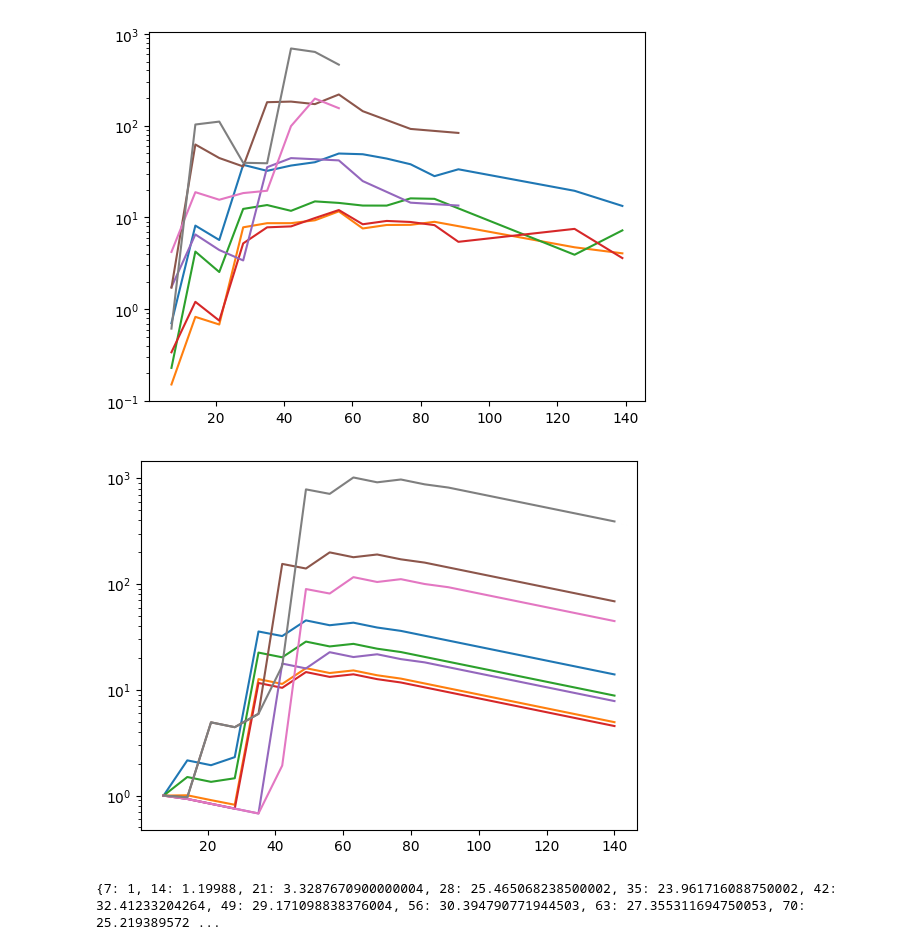
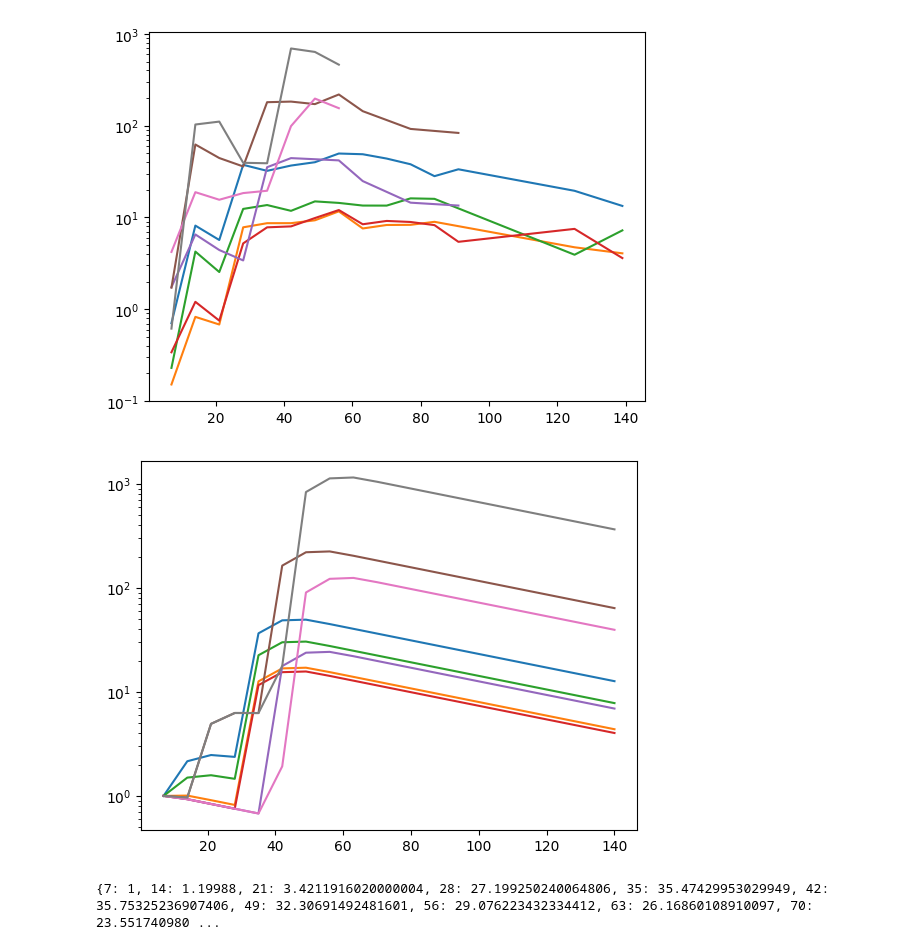
Before and after one commit to Azhou2023/TAMDataAnalysis, a Jupyter notebook: visualizations.ipynb, the cells around one changed output. Cells and saved outputs as stored; diff of their text form; code cells hidden in the pictures.

```diff
--- a/visualizations.ipynb
+++ b/visualizations.ipynb
@@ -18,6 +18,7 @@ for index, value in data.items():
         schemeAverages[index[0]][index[1]] = value
     else:
         schemeAverages[index[0]] = pd.Series(data=value, index=[index[1]])
+total_rsquared = 0
 for scheme, series in schemeAverages.items():
     plt.xlabel("Days")
     plt.ylabel("anti-gp120 IgG (micrograms/mL)")
@@ -35,11 +36,13 @@ for scheme, series in schemeAverages.items():
         rss+=math.pow(y-regression_y[i], 2)
         tss+=math.pow(y-ymean, 2)
     rsquared = 1 - (rss/tss)
+    total_rsquared += rsquared
     print("R-squared: "+str(rsquared))
 
     plt.plot(regression_x, regression_y)
     plt.plot(schemeAverages[scheme], color=(random.random(), random.random(), random.random()))
     plt.show()
+print(total_rsquared/8)
 # %% [output]
 5.6540948 + 1.50586691·T₁((-1.10606061 + 0.01515152x)) -
 3.83566583·T₂((-1.10606061 + 0.01515152x))
@@ -138,14 +149,12 @@ def differential_eq(dosage, J, L, P):
         weighted_dosage = 0
         for k in range(1, 8):
             weighted_dosage+=(dosages[dosage].get(i-k, 0)*weights[i-k])
-        prevDerivative = 0
-        if weighted_dosage==0:
-            prevDerivative = P*derivatives.get(i-2*7,0) if derivatives.get(i-2*7,0)>0 else 0
+        prevDerivative = P*derivatives.get(i-7,0) if derivatives.get(i-7,0)>0 else 0
         derivatives[i] = J*concentrations[i]*weighted_dosage - L*concentrations[i] + P*prevDerivative
         concentrations[i+7] = concentrations[i]+derivatives[i]
     return concentrations
 
 for dosage in dosages.keys():
-    concentrations = differential_eq(dosage, J=0.006, L=0.1, P=0.7)
+    concentrations = differential_eq(dosage, J=0.006, L=0.1, P=0.68)
     plot_dosages(dosage, concentrations)
 # %% [output]
@@ -160,19 +169,19 @@ for dosage in dosages.keys():
 # %%
 for dosage in dosages.keys():
     ax = plt.gca()
     ax.set_yscale("log")
     plt.plot(schemeAverages[dosage], label=dosage)
 plt.show()
 
 for dosage in dosages.keys():
     ax = plt.gca()
     ax.set_yscale("log")
-    concentrations = differential_eq(dosage, J=0.006, L=0.1, P=0.7)
+    concentrations = differential_eq(dosage, J=0.006, L=0.1, P=0.68)
     plt.plot(concentrations.keys(), concentrations.values(), label=dosage)
 plt.show()
 # %% [output]
 [figure]
-[figure, old version]
+[figure, new version]
 # %%
 test_dosage1 = {0: 1.25, 1: 1.25, 2: 1.25, 3:25, 4:1.25, 5:1.25, 6:1.25, 21: 1.25}
 test_dosage2 = {0: 0.714, 2:0.714, 4:0.714, 6: 0.714, 8: 0.714, 10: 0.714, 12:0.714, 28: 0.714, 30:0.714, 32:0.714, 34: 0.714, 36: 0.714, 38: 0.714, 40:0.714}
@@ -184,9 +193,9 @@ test_dosage6 = {0: 0.357, 1: 0.357, 2: 0.357, 3: 0.357, 4: 0.357, 5: 0.357, 6: 0
 
 dosages = {"test1": test_dosage1, "test2": test_dosage2, "test3": test_dosage3, "test4": test_dosage4, "test5": test_dosage5, "test6": test_dosage6}
 
-concentration_1 = differential_eq("test6", J=0.006, L=0.1, P=0.7)
+concentration_1 = differential_eq("test6", J=0.006, L=0.1, P=0.68)
 print(concentration_1)
 # %% [output]
-{7: 1, 14: 1.19988, 21: 3.3287670900000004, 28: 25.465068238500002, 35: 23.961716088750002, 42: 32.41233204264, 49: 29.171098838376004, 56: 30.394790771944503, 63: 27.355311694750053, 70: 25.219389572 ...
+{7: 1, 14: 1.19988, 21: 3.4211916020000004, 28: 27.199250240064806, 35: 35.47429953029949, 42: 35.75325236907406, 49: 32.30691492481601, 56: 29.076223432334412, 63: 26.16860108910097, 70: 23.551740980 ...
 # %%
 #experimental work
```
Also changed, not shown: parts of 5 cells of this notebook, 2 other files.
